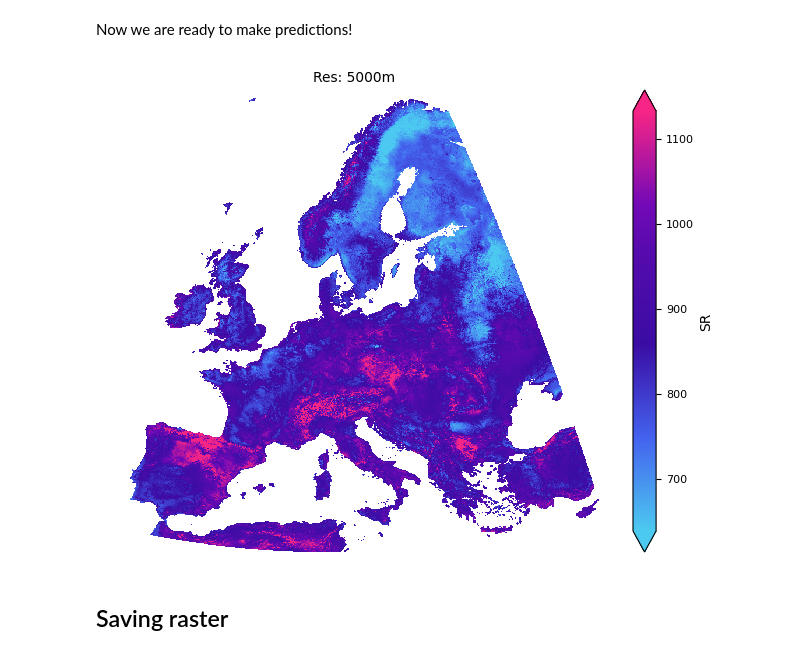
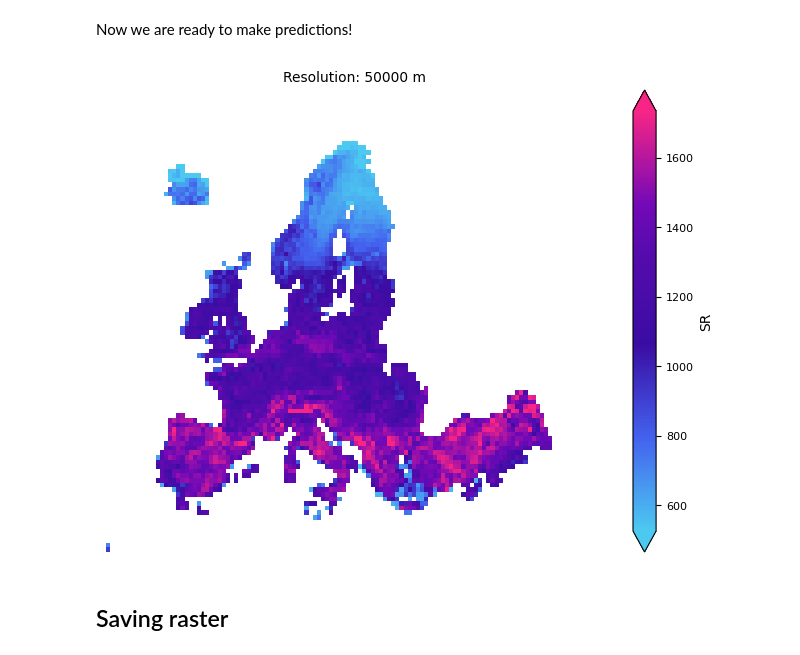
Before and after one commit to vboussange/DeepSAR, a Jupyter notebook: muscari_demo.ipynb, the cells around one changed output. Cells and saved outputs as stored; diff of their text form; code cells hidden in the pictures.

```diff
--- a/muscari_demo.ipynb
+++ b/muscari_demo.ipynb
@@ -144,7 +139,7 @@ print("Model features:", model.feature_names)
 # If cache files are missing locally, they are fetched automatically from
 # the public HF dataset repo: vboussange/muscari-data
 feature_dataset = EnvironmentalFeatureDataset()
-env_dataset, lc_dataset = feature_dataset.load(use_cache=True)
+env_dataset, lc_dataset = feature_dataset.from_hub(use_cache=False)
 
 env_dataset = env_dataset.rio.write_crs("EPSG:3035")
 lc_dataset = lc_dataset.rio.write_crs("EPSG:3035")
@@ -170,23 +166,23 @@ Now we are ready to make predictions!
 # %%
 import matplotlib.pyplot as plt
 
-res = 5000  # prediction grid size (meters)
+res = 50000  # prediction grid size (meters)
 features, SR, std_SR = batch_predict(model, env_dataset, lc_dataset, res)
 
 SR_rast = create_raster(features, SR)
 
 fig, ax = plt.subplots(figsize=(8, 6))
 SR_rast = SR_rast.rename("SR")
 SR_rast.plot(
     ax=ax,
     cmap=CMAP_BR,
     vmin=SR_rast.quantile(0.01),
     vmax=SR_rast.quantile(0.99),
 )
 ax.set_title(f"Resolution: {res} m")
 ax.set_axis_off()
 # %% [output]
-[figure, old version]
+[figure, new version]
 # %% [markdown]
 ## Saving raster
 # %%
```
Also changed, not shown: parts of 9 cells of this notebook.
